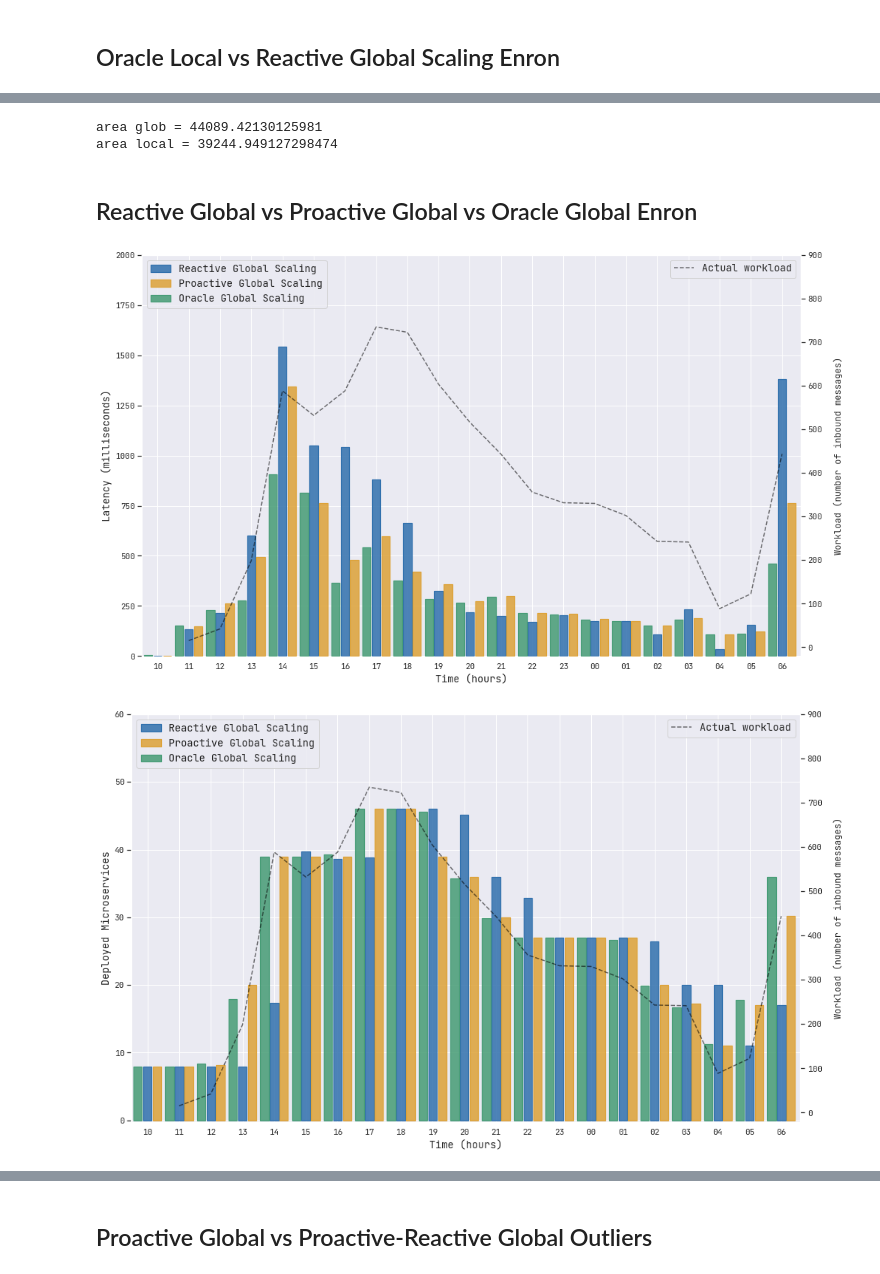
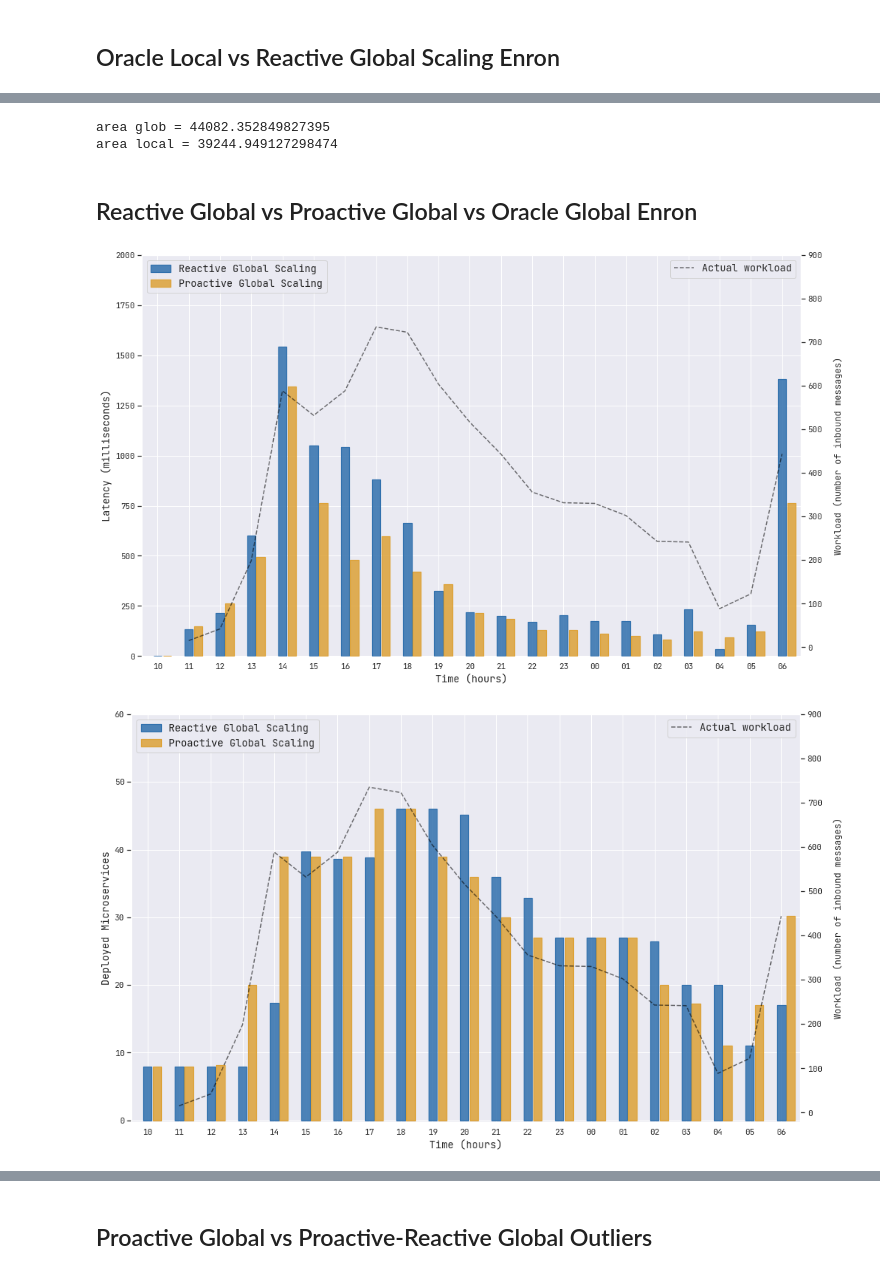
Before and after one commit to giovaz94/custom-pipeline, a Jupyter notebook: analysis/main.ipynb, the cells around one changed output, grey strips where cells are left out. Drawn from its saved outputs; the diff is of its cells as text; code cells hidden in the pictures.

```diff
--- a/analysis/main.ipynb
+++ b/analysis/main.ipynb
@@ -240,7 +239,7 @@ for target_col, target_label, save_label, step in zip(target_cols, target_labels
         down = -1
     elif save_label == 'deployed_instaces':
         up = 60
-        down = -1
+        down = -.2
     else:
         up = 3500
         down = -1
@@ -306,13 +305,13 @@ print("area glob =", area_glob)
 area_local = np.trapz(y_local, dx=5)
 print("area local =", area_local)
 # %% [output]
-area glob = 44089.42130125981
+area glob = 44082.352849827395
 area local = 39244.949127298474
 # %% [markdown]
 ## Reactive Global vs Proactive Global vs Oracle Global Enron
 # %%
 data_folder = 'data/'
-data_files = ['reactive-global/run', 'proactive-global/run', 'oracle-global/run']
+data_files = ['reactive-global/run', 'proactive-global/run']#, 'oracle-global/run']
 
 target_cols = ['Latency (ms)', 'Deployed instances', 'Message Loss']
 target_labels = ['Latency (milliseconds)', 'Deployed Microservices', 'Message Loss']
@@ -354,14 +353,14 @@ for file in data_files:
 
 reactive_global = pd.concat(dfs["reactive-global"]).groupby(level=0).mean()
 proactive_global = pd.concat(dfs["proactive-global"]).groupby(level=0).mean()
-oracle_global = pd.concat(dfs["oracle-global"]).groupby(level=0).mean()
+#oracle_global = pd.concat(dfs["oracle-global"]).groupby(level=0).mean()
 
 for target_col, target_label, save_label, step in zip(target_cols, target_labels, save_labels, steps):
     x = reactive_global['Time (ms)']
     y_msgs = reactive_global['Measured Workload']
     y_global = reactive_global[target_col]
     y_proactive = proactive_global[target_col]
-    y_oracle = oracle_global[target_col]
+    #y_oracle = oracle_global[target_col]
     fig = plt.figure(figsize=[16,10])
     ax = plt.subplot(111)
     ax_background = ax.twinx()
@@ -403,44 +402,45 @@ for target_col, target_label, save_label, step in zip(target_cols, target_labels
         width=width,
     )
 
-    o = ax.bar(
-        x-width-0.35,
-        y_oracle,
-        linestyle='solid',
-        facecolor=facecolor_oracle,
-        edgecolor=edgecolor_oracle,
-        linewidth=1.2,
-        label=label_oracle_global,
-        zorder=10,
-        width=width,
-    )
+    #o = ax.bar(
+    #    x-width-0.35,
+    #    y_oracle,
+    #    linestyle='solid',
+    #    facecolor=facecolor_oracle,
+    #    edgecolor=edgecolor_oracle,
+    #    linewidth=1.2,
+    #    label=label_oracle_global,
+    #    zorder=10,
+    #    width=width,
+    #)
+
 
 
     # define background plot
     arrived_msgs = ax_background.plot(x[1:], y_msgs[1:], linestyle='dashed', label='Actual workload', color='black', zorder=1000, alpha=.55)
 
     # set axis limits
     ax.set_yscale('linear')
     ax.set_xlim(-5, 206)
     ax.set_ylim(down, up)
 
     # set ticks and labels
     ax.set_ylabel(target_label, fontsize=13.5)
     ax.set_xlabel('Time (hours)', fontsize=13.5)
     ax.set_xticks(range(0, 210, 10))
     ax.set_xticklabels(['10', '11', '12', '13', '14', '15', '16', '17', '18', '19', '20', '21', '22', '23', '00', '01', '02', '03', '04', '05', '06'])
 
     # background ticks and labels
     ax_background.set_yticks(range(0, 1000, 100))
     ax_background.grid(False)
     ax_background.yaxis.set_label_coords(1.05, 0.5)
     ax_background.set_ylabel('Workload (number of inbound messages)')
 
     # legend settings
     ax.legend(loc='upper left', ncol=1, frameon=True, fontsize=13.5)
     ax_background.legend(loc='upper right', ncol=1, frameon=True, fontsize=13.5)
 
     fig.savefig(f'./images/reactive_vs_proactive_global_enron/{save_label}_enron_reactiveG_vs_proactiveG.pdf', dpi=300, format='pdf', bbox_inches='tight')
 # %% [output]
-[figure, old version]
+[figure, new version]
-[figure, old version]
+[figure, new version]
```
Also changed, not shown: parts of 6 cells of this notebook, 42 other files.
